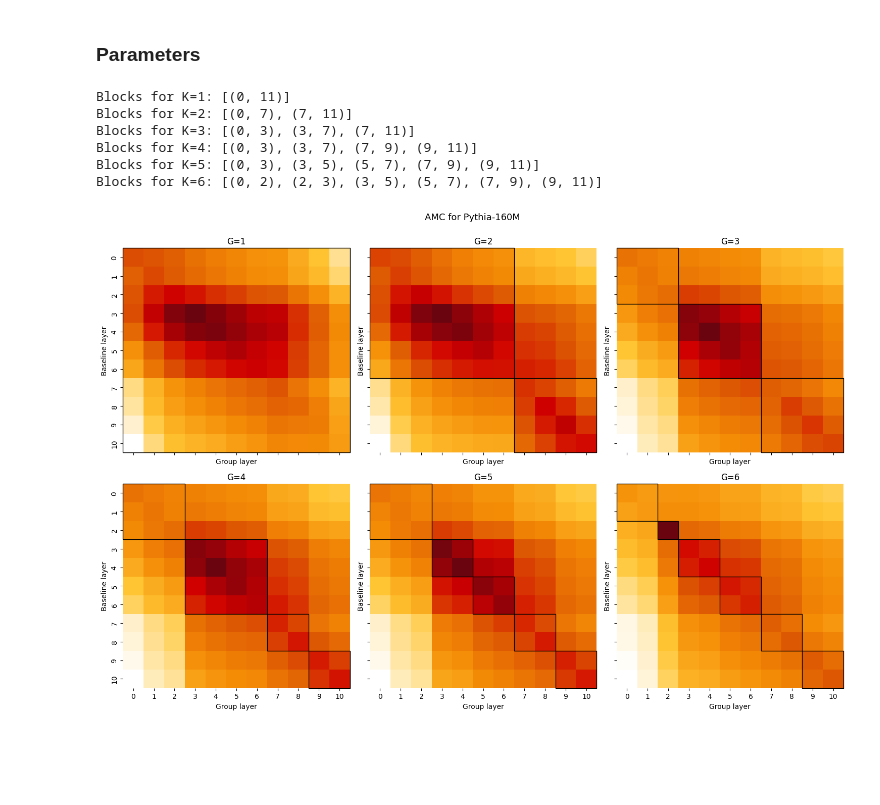
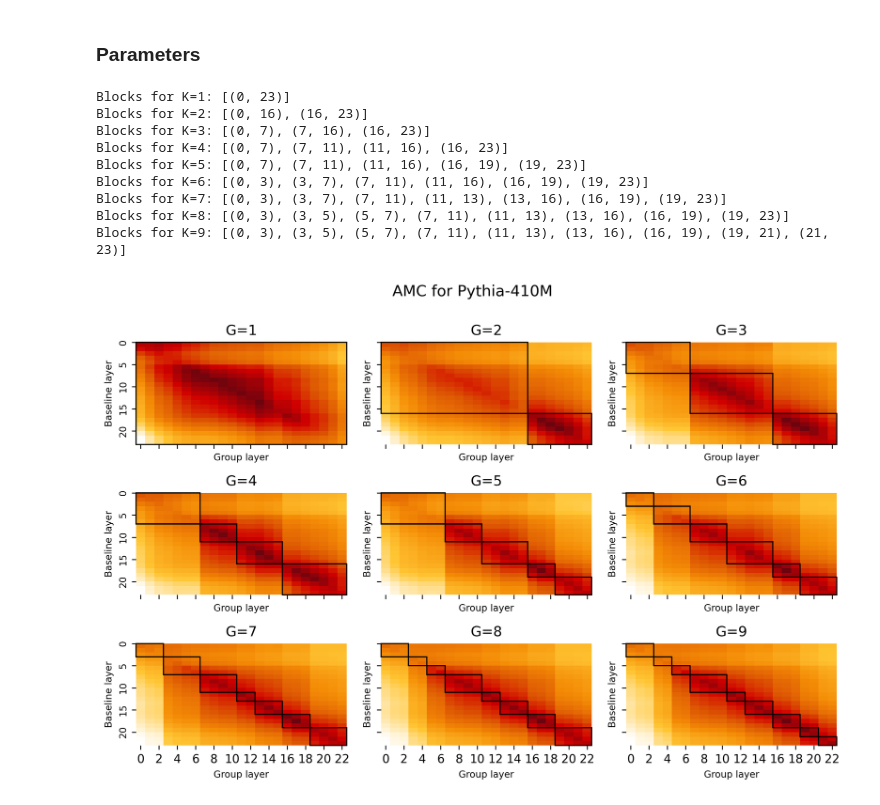
Before and after one commit to ghidav/group-sae, a Jupyter notebook: feature_concordance/analysis.ipynb, the cells around one changed output. Saved outputs shown, nothing was run; the diff lists cells and outputs as text; code cells hidden in the pictures; blank space fills up the shorter version.

```diff
--- a/feature_concordance/analysis.ipynb
+++ b/feature_concordance/analysis.ipynb
@@ -13,12 +13,10 @@ from group_sae.utils import load_cluster_map
 ### Parameters
 # %%
 K = 3
-size = "160m"
+size = "410m"
 model_name = f"pythia-{size}"
 base_folder = f"/root/group-sae/concordance/{model_name}"
 g_hats = {"pythia-160m": 6, "pythia-1b": 6, "pythia-410m": 9}
-# %%
-concordance_matrix = np.load(os.path.join(base_folder, "concordance.npy"))
 # %%
 # Load the cluster map (assumed to be a dict with keys as K values, e.g., "3", "4", "5", etc.)
 cluster_map = load_cluster_map(size)
@@ -34,7 +32,9 @@ cmap = LinearSegmentedColormap.from_list("paper", palette)
 # Create a grid for subplots: 3 columns and enough rows.
 ncols = 3
 nrows = math.ceil(len(Ks) / ncols)
-fig, axes = plt.subplots(nrows, ncols, figsize=(5 * ncols, 5 * nrows), sharex=True, sharey=True)
+fig, axes = plt.subplots(
+    nrows, ncols, figsize=(3 * ncols, 2 * nrows), sharex=True, sharey=True, dpi=300
+)
 axes = axes.flatten()  # simplify iterating over axes
 
 # Loop over each K and plot its heatmap and cluster boundaries.
@@ -69,44 +69,51 @@ for ax, K in zip(axes, Ks):
     # Plot the heatmap with the adjusted vmax.
     sns.heatmap(concordance_matrix, cmap=cmap, ax=ax, cbar=False, vmax=vmax_val)
     ax.set_title("G={}".format(K))
-    ax.set_xlabel("Group layer")
-    ax.set_ylabel("Baseline layer")
+    ax.set_xlabel("Group layer", fontsize=8)
+    ax.set_ylabel("Baseline layer", fontsize=8)
+    yticks = np.arange(0, concordance_matrix.shape[0], 5)
+    yticks_labels = [str(i) for i in yticks]
+    ax.set_yticks(yticks)
+    ax.set_yticklabels(yticks_labels, fontsize=8)
 
     # Add a border to the heatmap by customizing the axis spines.
     # for spine in ax.spines.values():
     #     spine.set_edgecolor("black")
     #     spine.set_linewidth(0)
 
     # Draw a square (a Rectangle with equal width and height) for each contiguous cluster block.
     for start, end in blocks:
         width = end - start
         rect = patches.Rectangle(
             (start, start),
             width,
             width,
             fill=False,
             edgecolor="black",
             lw=1,
             clip_on=False,
         )
         ax.add_patch(rect)
 
 # Turn off any extra axes if there are more subplots than Ks.
 for ax in axes[len(Ks) :]:
     ax.axis("off")
 fig.suptitle(f"AMC for {model_name.title()}", fontsize=13, y=1.0)
 
 plt.tight_layout()
 os.makedirs("imgs", exist_ok=True)
 plt.savefig(
     os.path.join("imgs", f"concordance_{model_name}_all.png"), bbox_inches="tight", dpi=300
 )
 plt.show()
 # %% [output]
-Blocks for K=1: [(0, 11)]
-Blocks for K=2: [(0, 7), (7, 11)]
-Blocks for K=3: [(0, 3), (3, 7), (7, 11)]
-Blocks for K=4: [(0, 3), (3, 7), (7, 9), (9, 11)]
-Blocks for K=5: [(0, 3), (3, 5), (5, 7), (7, 9), (9, 11)]
-Blocks for K=6: [(0, 2), (2, 3), (3, 5), (5, 7), (7, 9), (9, 11)]
+Blocks for K=1: [(0, 23)]
+Blocks for K=2: [(0, 16), (16, 23)]
+Blocks for K=3: [(0, 7), (7, 16), (16, 23)]
+Blocks for K=4: [(0, 7), (7, 11), (11, 16), (16, 23)]
+Blocks for K=5: [(0, 7), (7, 11), (11, 16), (16, 19), (19, 23)]
+Blocks for K=6: [(0, 3), (3, 7), (7, 11), (11, 16), (16, 19), (19, 23)]
+Blocks for K=7: [(0, 3), (3, 7), (7, 11), (11, 13), (13, 16), (16, 19), (19, 23)]
+Blocks for K=8: [(0, 3), (3, 5), (5, 7), (7, 11), (11, 13), (13, 16), (16, 19), (19, 23)]
+Blocks for K=9: [(0, 3), (3, 5), (5, 7), (7, 11), (11, 13), (13, 16), (16, 19), (19, 21), (21, 23)]
-[figure, old version]
+[figure, new version]
```
Also changed, not shown: 6 other files.
